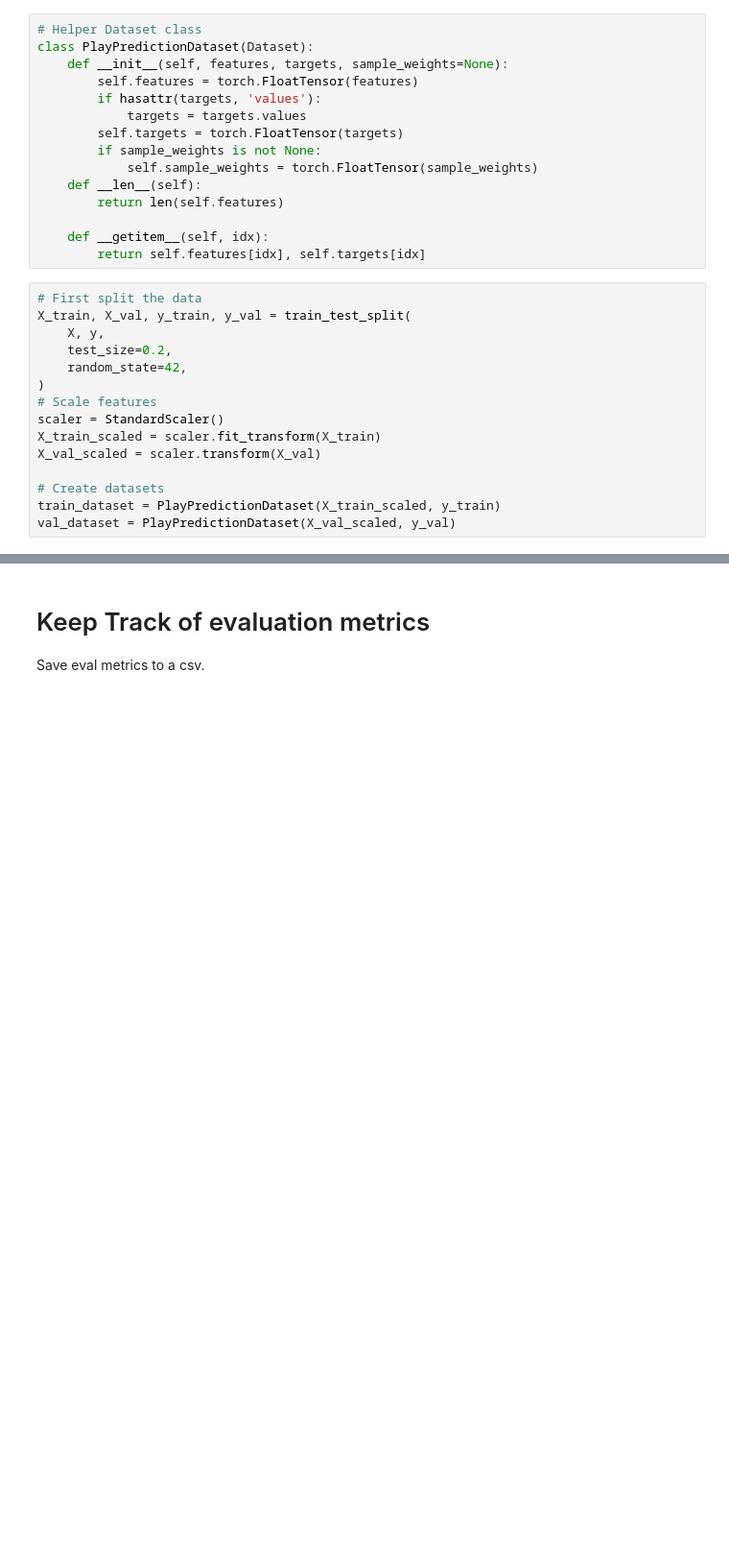
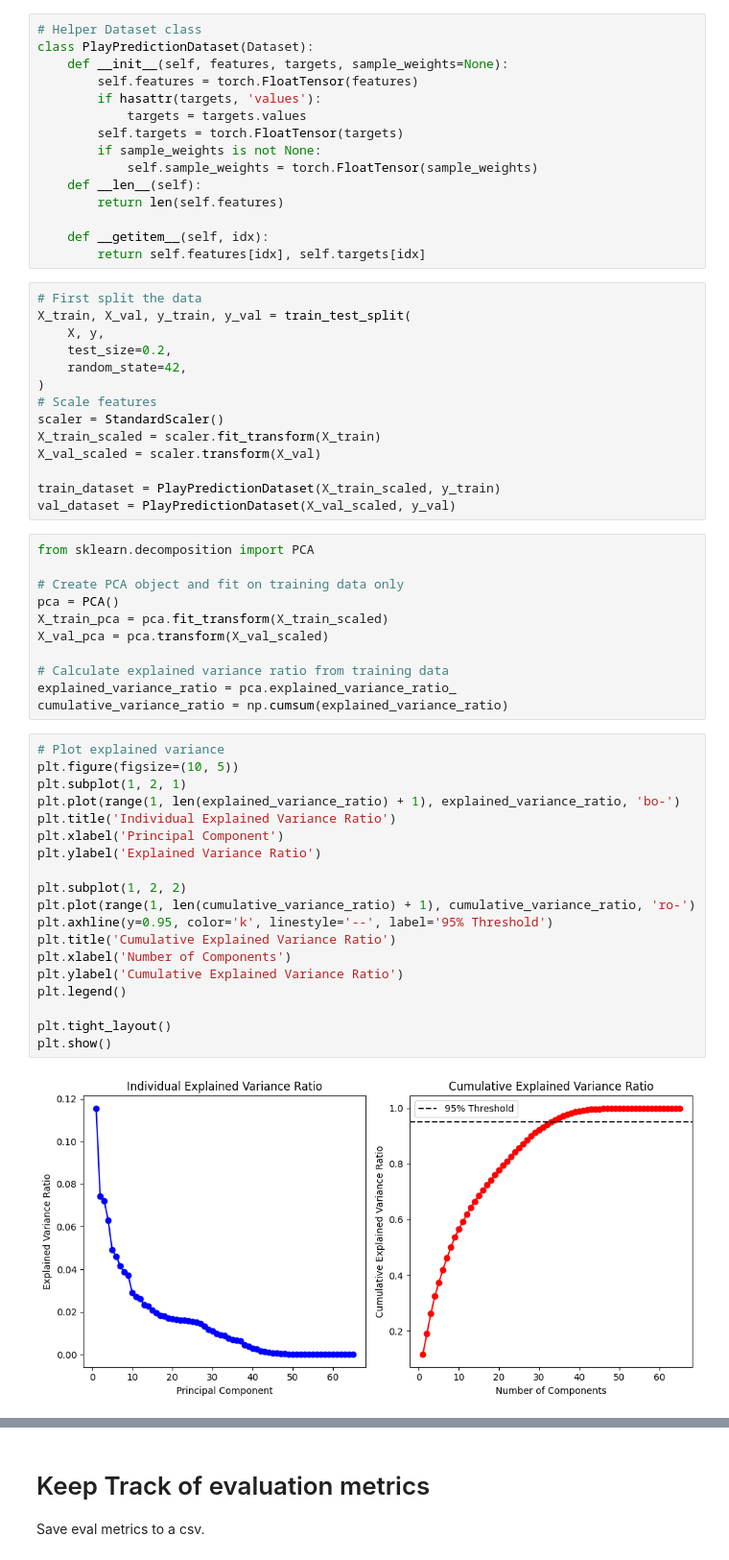
Before and after one commit to cam-cc/NFL-RUNvsPASS, a Jupyter notebook: nfl-bdb1dcnn.ipynb, the cells around one changed output, grey strips where cells are left out. Shown at 96% size. Saved outputs shown, nothing was run; the diff lists cells and outputs as text; blank space fills up the shorter version.

```diff
--- a/nfl-bdb1dcnn.ipynb
+++ b/nfl-bdb1dcnn.ipynb
@@ -660,6 +695,37 @@ scaler = StandardScaler()
 X_train_scaled = scaler.fit_transform(X_train)
 X_val_scaled = scaler.transform(X_val)
 
-# Create datasets
 train_dataset = PlayPredictionDataset(X_train_scaled, y_train)
 val_dataset = PlayPredictionDataset(X_val_scaled, y_val)
+# %%
+from sklearn.decomposition import PCA
+
+# Create PCA object and fit on training data only
+pca = PCA()
+X_train_pca = pca.fit_transform(X_train_scaled)
+X_val_pca = pca.transform(X_val_scaled)
+
+# Calculate explained variance ratio from training data
+explained_variance_ratio = pca.explained_variance_ratio_
+cumulative_variance_ratio = np.cumsum(explained_variance_ratio)
+# %%
+# Plot explained variance
+plt.figure(figsize=(10, 5))
+plt.subplot(1, 2, 1)
+plt.plot(range(1, len(explained_variance_ratio) + 1), explained_variance_ratio, 'bo-')
+plt.title('Individual Explained Variance Ratio')
+plt.xlabel('Principal Component')
+plt.ylabel('Explained Variance Ratio')
+
+plt.subplot(1, 2, 2)
+plt.plot(range(1, len(cumulative_variance_ratio) + 1), cumulative_variance_ratio, 'ro-')
+plt.axhline(y=0.95, color='k', linestyle='--', label='95% Threshold')
+plt.title('Cumulative Explained Variance Ratio')
+plt.xlabel('Number of Components')
+plt.ylabel('Cumulative Explained Variance Ratio')
+plt.legend()
+
+plt.tight_layout()
+plt.show()
+# %% [output]
+[figure, added]
```
Also changed, not shown: parts of 43 cells of this notebook, 5 other files.
